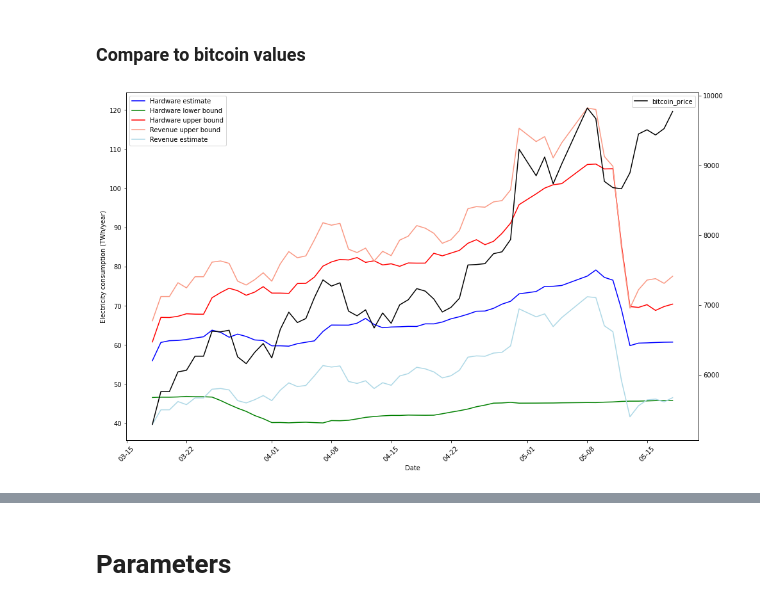
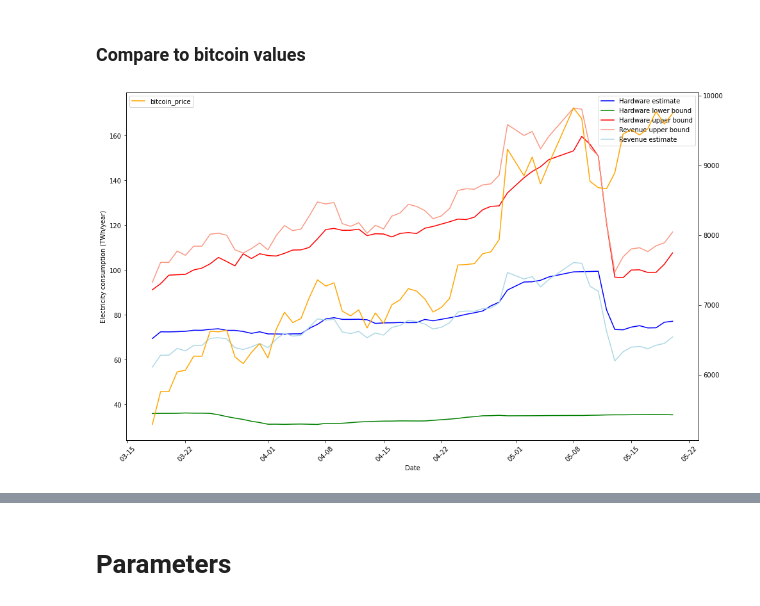
Before and after one commit to Lukasdeloose/sustainable_blockchain, a Jupyter notebook: data_analysis/energy_consumption.ipynb, the cells around one changed output, grey strips where cells are left out. Saved outputs shown, nothing was run; the diff lists cells and outputs as text; code cells hidden in the pictures.

Commit message:
updated SHA256 hardware updated electricity prices revenue based bugfix

```diff
--- a/data_analysis/energy_consumption.ipynb
+++ b/data_analysis/energy_consumption.ipynb
@@ -403,8 +392,8 @@ for data_day in data_hist:
     # Calculate nethash
     found_missing_difficulty['nethash_calc'] = found_missing_difficulty['difficulty']*found_missing_difficulty['difficulty_factor']/found_missing_difficulty['block_time'] # amount of hashes per second
 
-    prof_hardware_bitcoin = create_profitable_set(found_missing_difficulty.loc['bitcoin'], std_PUE, 'estimate', False, avg_electricity_price)
-    prof_hardware_ethereum = create_profitable_set(found_missing_difficulty.loc['ethereum'], std_PUE, 'estimate', False, avg_electricity_price)
+    prof_hardware_bitcoin = create_profitable_set(found_missing_difficulty.loc['bitcoin'], std_PUE, 'estimate', False, avg_price_wet)
+    prof_hardware_ethereum = create_profitable_set(found_missing_difficulty.loc['ethereum'], std_PUE, 'estimate', False, avg_price_wet)
 
     bitcoin_profitable = bitcoin_profitable | set(prof_hardware_bitcoin['name'])
     ethereum_profitable = ethereum_profitable | set(prof_hardware_ethereum['name'])
@@ -420,16 +409,22 @@ Estimate: use avg electricity cost
 # %%
-def revenue_based_estimation(data, electricity_price):
+def revenue_based_estimation(data, geography_data):
     """
     Returns the electricity use (in Watts) if 100% of revenues are used for electricity costs
     """
     bounds = []
-    for data_daily in data:
-        revenue_data = data_daily[['#', 'market_cap', 'price', 'block_time', 'block_reward']]
+    for i in range(len(data)):
+        data_day = data[i]
+        revenue_data = data_day[['#', 'market_cap', 'price', 'block_time', 'block_reward']]
         revenue_data = revenue_data[~revenue_data.isnull().any(axis=1)].copy()
         revenue_data['revenue_per_sec'] = revenue_data['price']*revenue_data['block_reward']/revenue_data['block_time']
 
-        revenue_data['estimate'] = revenue_data['revenue_per_sec']/electricity_price*W_to_TWh
-        revenue_data['upper_bound'] = revenue_data['revenue_per_sec']/electricity_price*W_to_TWh
+        if dates[i].month in wet_months:
+            elec_price = geography_data.loc['World','price_wet']
+        else:
+            elec_price = geography_data.loc['World','price_dry']
+
+        revenue_data['estimate'] = revenue_data['revenue_per_sec']/elec_price*seconds_in_year/10**9
+        revenue_data['upper_bound'] = revenue_data['revenue_per_sec']/elec_price*seconds_in_year/10**9
 
         bounds.append(revenue_data[['estimate','upper_bound', 'market_cap']])
 
@@ -523,0 +450,13 @@ revenue_bounds_total = calc_revenue_bounds(revenue_bounds_coin, revenue_percent)
+# %%
+# Get hardware bounds
+hardware_bounds_coin = hardware_based_estimation(data_hist)
+hardware_bounds_total = calc_hardware_bounds(hardware_bounds_coin)
+plt.figure(figsize=(16,10))
+plt.plot(dates, hardware_bounds_total['lower'], color='green')
+plt.plot(dates, hardware_bounds_total['estimate'], color='blue')
+plt.plot(dates, hardware_bounds_total['upper'], color='red')
+plt.xticks(rotation=45)
+plt.ylabel("Electricity consumption (TWh/year)")
+plt.xlabel("Date")
+plt.gca().xaxis.set_major_formatter(date_form)
+plt.show()
@@ -585,6 +509,9 @@ The contribution of ethereum and bitcoin to the total is minimum 0.9350377258673
 # %% [markdown]
 ## Revenue based
 # %%
+# Get revenue bounds
+revenue_bounds_coin = revenue_based_estimation(data_hist, world_avg)
+revenue_bounds_total = calc_revenue_bounds(revenue_bounds_coin, revenue_percent)
 plt.plot(dates, revenue_bounds_total['upper'])
 plt.plot(dates, revenue_bounds_total['estimate'])
 plt.xticks(rotation=45)
@@ -721,22 +643,22 @@ bitcoin_difficulty = [data.loc['bitcoin', 'difficulty'] for data in data_hist]
 # %%
 fig, ax1 = plt.subplots(figsize=(16,10))
 
 ax1.plot(dates, hardware_bounds_total['estimate'], label="Hardware estimate", color="blue")
 ax1.plot(dates, hardware_bounds_total['lower'], label="Hardware lower bound",color="green")
 ax1.plot(dates, hardware_bounds_total['upper'], label="Hardware upper bound", color="red")
 ax1.plot(dates, revenue_bounds_total['upper'], label="Revenue upper bound", color="#FA9883")
 ax1.plot(dates, revenue_bounds_total['estimate'], label="Revenue estimate", color="lightblue")
 plt.xticks(rotation=45)
 ax1.set_ylabel("Electricity consumption (TWh/year)")
 ax1.set_xlabel("Date")
-ax1.legend()
+ax1.legend(loc=2)
 ax2 = ax1.twinx()
-ax2.plot(dates, bitcoin_price, label="bitcoin_price", color="black")
-ax2.legend()
+ax2.plot(dates, bitcoin_price, label="bitcoin_price", color="orange")
+ax2.legend(loc=2)
 plt.gca().xaxis.set_major_formatter(date_form)
 plt.show()
 # %% [output]
-[figure, old version]
+[figure, new version]
 # %%
 fig, ax1 = plt.subplots(figsize=(16,10))
 
```
Also changed, not shown: parts of 55 cells of this notebook, 6 other files.
